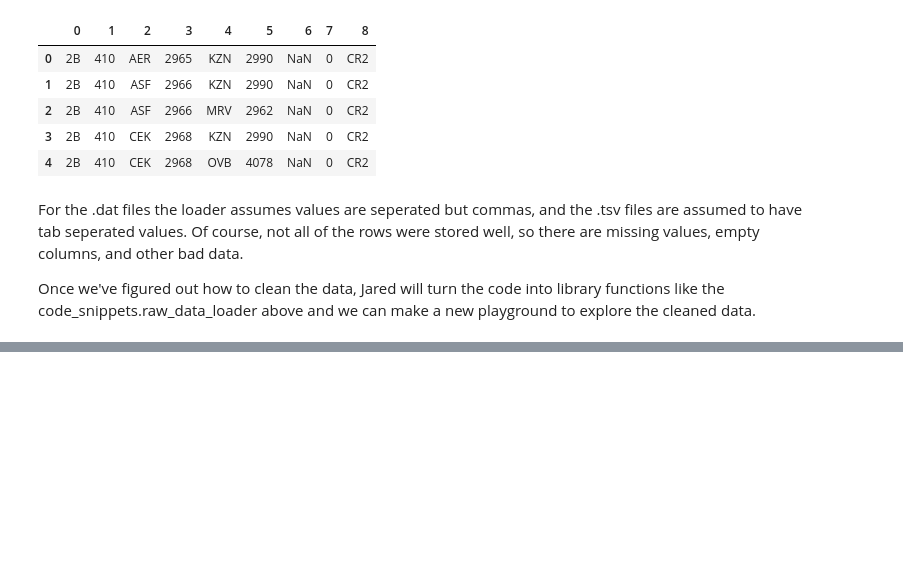
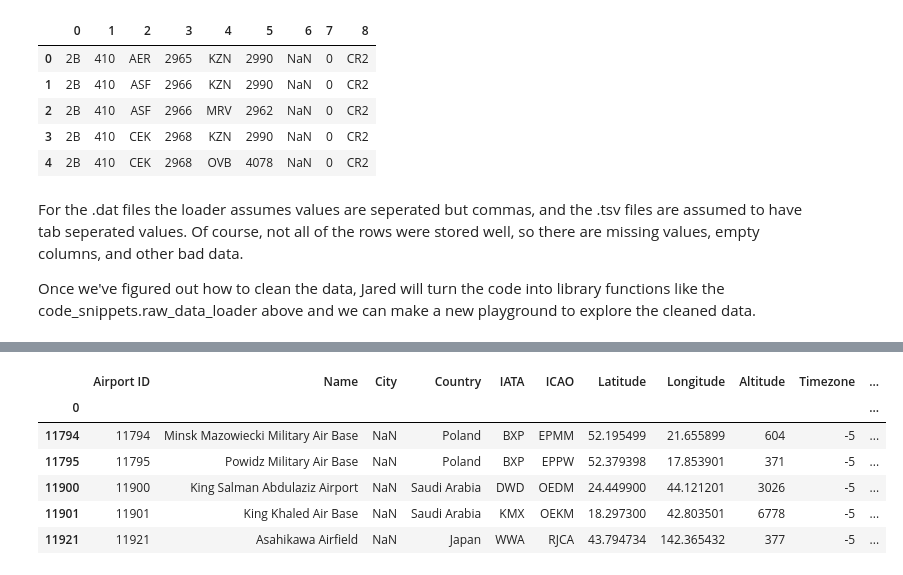
Before and after one commit to jbrannan565/cpts_415_project_group_11, a Jupyter notebook: raw-data-playground.ipynb, the cells around one changed output, grey strips where cells are left out. Drawn from its saved outputs; the diff is of its cells as text; code cells hidden in the pictures; blank space fills up the shorter version.

```diff
--- a/raw-data-playground.ipynb
+++ b/raw-data-playground.ipynb
@@ -54,0 +136,11 @@ Once we've figured out how to clean the data, Jared will turn the code into libr
+# %%
+# They're all in 'City'.
+airports_df[airports_df['City'].isna()].head()
+# %% [output]
+|  | Airport ID | Name | City | Country | IATA | ICAO | Latitude | Longitude | Altitude | Timezone | ... |
+| 0 |  |  |  |  |  |  |  |  |  |  | ... |
+| 11794 | 11794 | Minsk Mazowiecki Military Air Base | NaN | Poland | BXP | EPMM | 52.195499 | 21.655899 | 604 | -5 | ... |
+| 11795 | 11795 | Powidz Military Air Base | NaN | Poland | BXP | EPPW | 52.379398 | 17.853901 | 371 | -5 | ... |
+| 11900 | 11900 | King Salman Abdulaziz Airport | NaN | Saudi Arabia | DWD | OEDM | 24.449900 | 44.121201 | 3026 | -5 | ... |
+| 11901 | 11901 | King Khaled Air Base | NaN | Saudi Arabia | KMX | OEKM | 18.297300 | 42.803501 | 6778 | -5 | ... |
+| 11921 | 11921 | Asahikawa Airfield | NaN | Japan | WWA | RJCA | 43.794734 | 142.365432 | 377 | -5 | ... |
```
Also changed, not shown: parts of 36 cells of this notebook, 13 other files.
